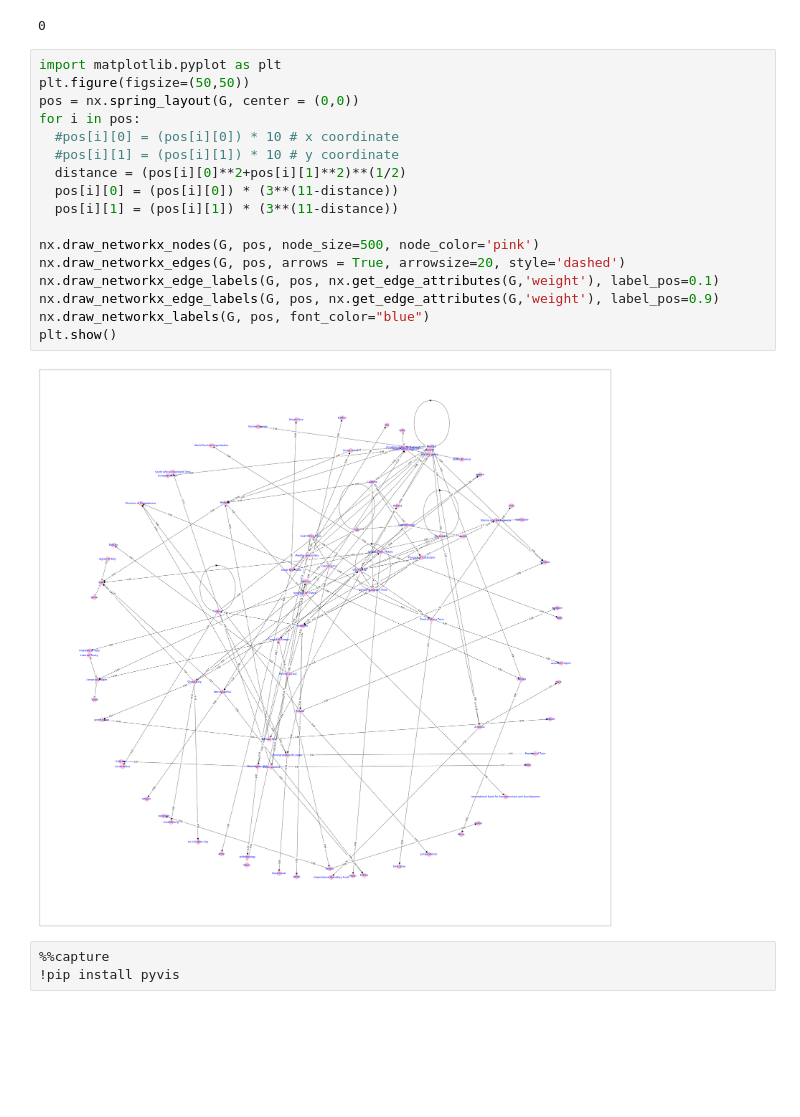
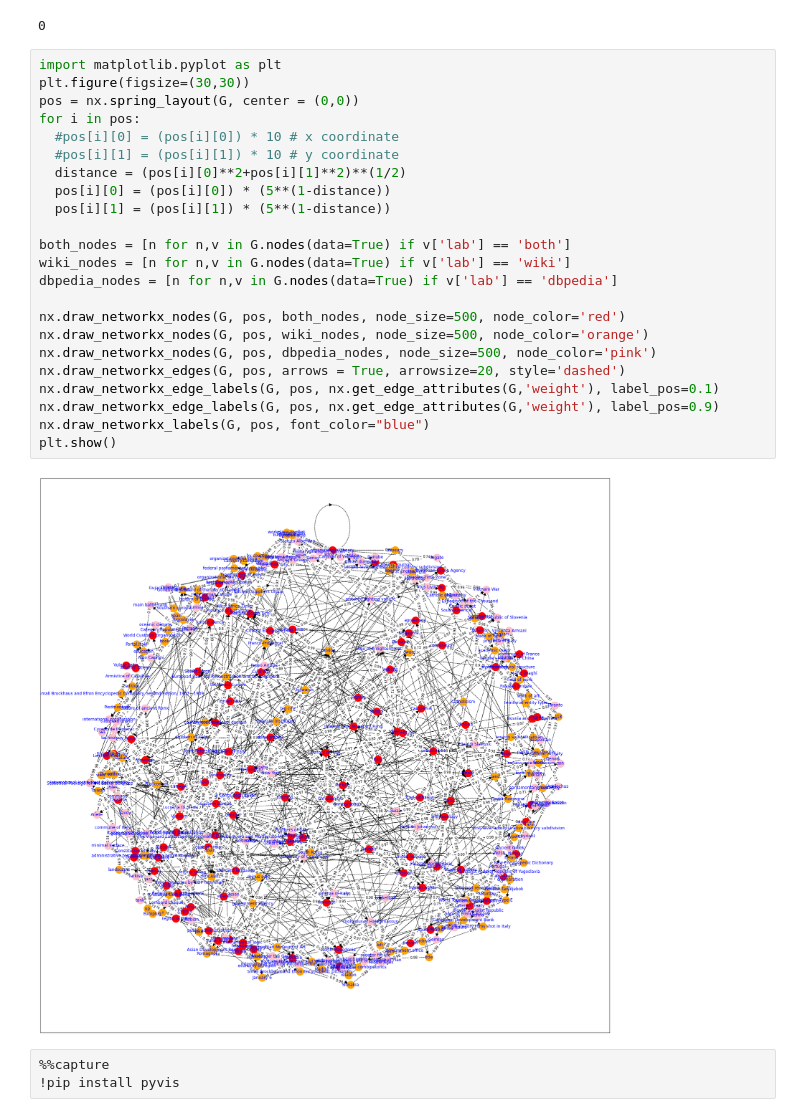
Before and after one commit to AlbezJelt/compass-aligned-graph-embeddings, a Jupyter notebook: notebooks/Cade.ipynb, the cells around one changed output. Saved outputs shown, nothing was run; the diff lists cells and outputs as text; blank space fills up the shorter version.

Commit message:
Modificato compass training e graph creation

```diff
--- a/notebooks/Cade.ipynb
+++ b/notebooks/Cade.ipynb
@@ -71,23 +132,29 @@ graph_creation(startpoint, 5)
 0
 # %%
 import matplotlib.pyplot as plt
-plt.figure(figsize=(50,50))
+plt.figure(figsize=(30,30))
 pos = nx.spring_layout(G, center = (0,0))
 for i in pos:
   #pos[i][0] = (pos[i][0]) * 10 # x coordinate
   #pos[i][1] = (pos[i][1]) * 10 # y coordinate
   distance = (pos[i][0]**2+pos[i][1]**2)**(1/2)
-  pos[i][0] = (pos[i][0]) * (3**(11-distance))
-  pos[i][1] = (pos[i][1]) * (3**(11-distance))
+  pos[i][0] = (pos[i][0]) * (5**(1-distance))
+  pos[i][1] = (pos[i][1]) * (5**(1-distance))
 
-nx.draw_networkx_nodes(G, pos, node_size=500, node_color='pink')
+both_nodes = [n for n,v in G.nodes(data=True) if v['lab'] == 'both']
+wiki_nodes = [n for n,v in G.nodes(data=True) if v['lab'] == 'wiki']
+dbpedia_nodes = [n for n,v in G.nodes(data=True) if v['lab'] == 'dbpedia']
+
+nx.draw_networkx_nodes(G, pos, both_nodes, node_size=500, node_color='red')
+nx.draw_networkx_nodes(G, pos, wiki_nodes, node_size=500, node_color='orange')
+nx.draw_networkx_nodes(G, pos, dbpedia_nodes, node_size=500, node_color='pink')
 nx.draw_networkx_edges(G, pos, arrows = True, arrowsize=20, style='dashed')
 nx.draw_networkx_edge_labels(G, pos, nx.get_edge_attributes(G,'weight'), label_pos=0.1)
 nx.draw_networkx_edge_labels(G, pos, nx.get_edge_attributes(G,'weight'), label_pos=0.9)
 nx.draw_networkx_labels(G, pos, font_color="blue")
 plt.show()
 # %% [output]
-[figure, old version]
+[figure, new version]
 # %%
 %%capture
 !pip install pyvis
```
Also changed, not shown: parts of 12 cells of this notebook.
